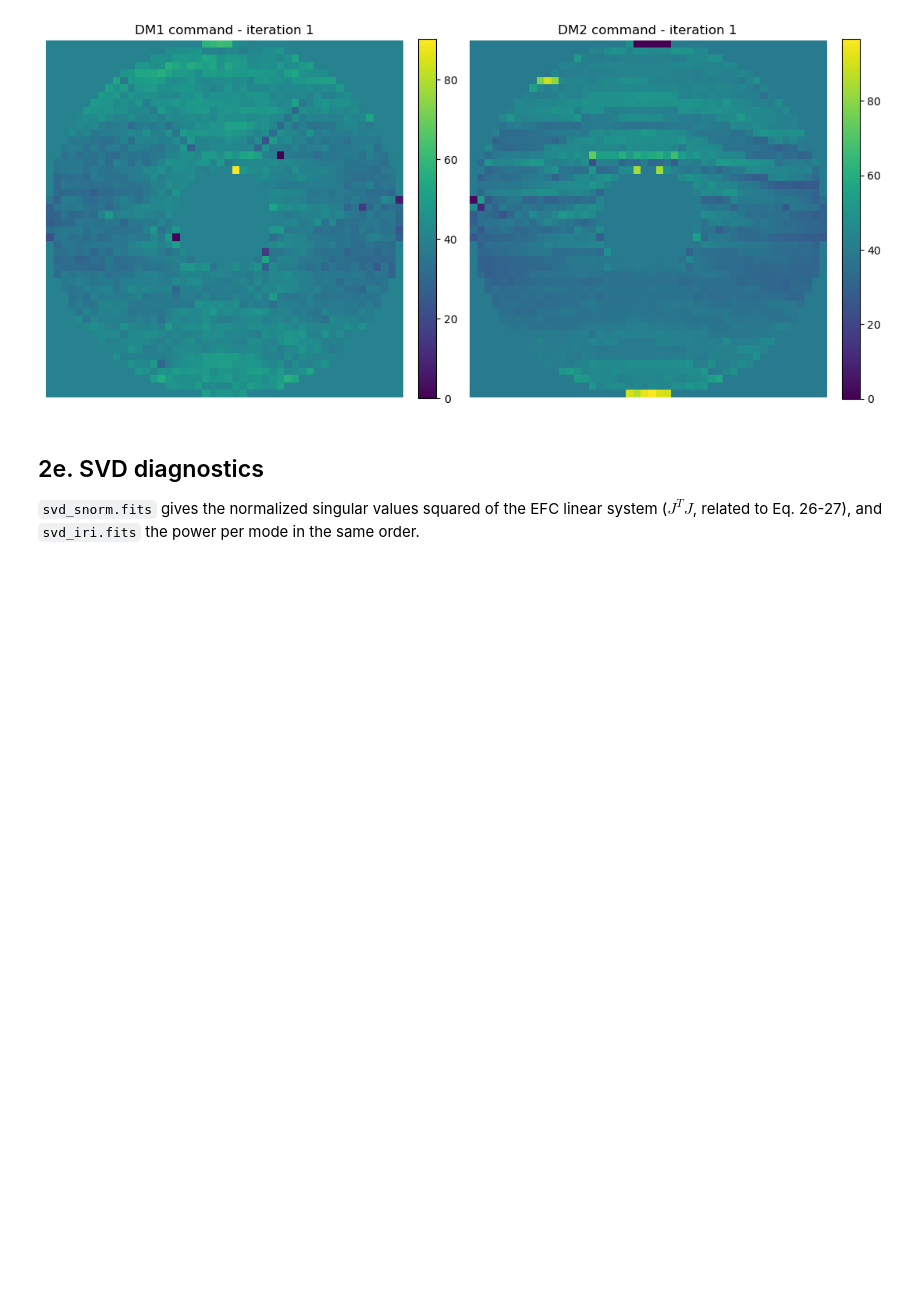
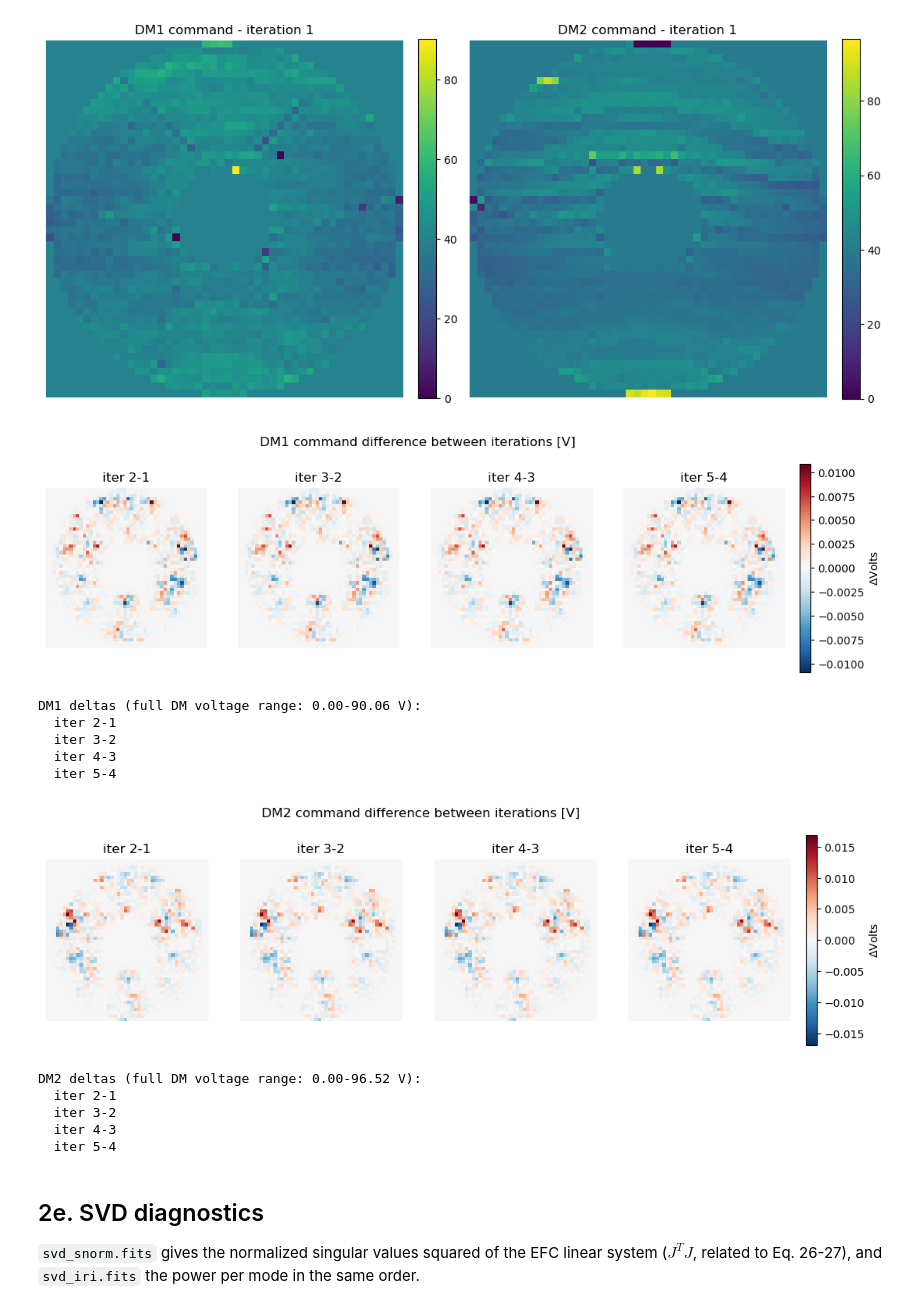
Before and after one commit to zahrahmed1017/corgihowfsc, a Jupyter notebook: sandbox/zja/corgihowfsc_output_analysis.ipynb, the cells around one changed output. Drawn from its saved outputs; the diff is of its cells as text; code cells hidden in the pictures; blank space fills up the shorter version.

```diff
--- a/sandbox/zja/corgihowfsc_output_analysis.ipynb
+++ b/sandbox/zja/corgihowfsc_output_analysis.ipynb
@@ -495,6 +490,45 @@ fig.tight_layout()
 plt.show()
 # %% [output]
 [figure]
+# %%
+ITERATIONS_TO_PLOT = [1, 2, 3, 4, 5]
+
+for dm_name in ["dm1", "dm2"]:
+    maps = [fits.getdata(iter_dir(LOOP_DIR, it) / f"{dm_name}_command.fits") for it in ITERATIONS_TO_PLOT]
+    diffs = [maps[i + 1] - maps[i] for i in range(len(maps) - 1)]
+    diff_labels = [f"{ITERATIONS_TO_PLOT[i+1]}-{ITERATIONS_TO_PLOT[i]}" for i in range(len(maps) - 1)]
+
+    vmax = max(np.abs(d).max() for d in diffs)
+    fig, axes = plt.subplots(1, len(diffs), figsize=(3.2 * len(diffs), 3.5))
+    if len(diffs) == 1:
+        axes = [axes]
+    for ax, lbl, d in zip(axes, diff_labels, diffs):
+        im = ax.imshow(d, cmap='RdBu_r', vmin=-vmax, vmax=vmax)
+        ax.set_title(f"iter {lbl}")
+        # \nrms={np.std(d):.2e}, max={np.max(np.abs(d)):.2e}
+        ax.axis('off')
+    fig.suptitle(f"{dm_name.upper()} command difference between iterations [V]")
+    fig.colorbar(im, ax=axes, fraction=0.02, pad=0.02, label=r"$\Delta$Volts")
+    plt.show()
+
+    print(f"{dm_name.upper()} deltas (full DM voltage range: "
+        f"{maps[0].min():.2f}-{maps[0].max():.2f} V):")
+    for lbl, d in zip(diff_labels, diffs):
+        print(f"  iter {lbl}")
+        # : rms={np.std(d):.4e} V, max abs={np.max(np.abs(d)):.4e} V
+# %% [output]
+[figure, added]
+DM1 deltas (full DM voltage range: 0.00-90.06 V):
+  iter 2-1
+  iter 3-2
+  iter 4-3
+  iter 5-4
+[figure, added]
+DM2 deltas (full DM voltage range: 0.00-96.52 V):
+  iter 2-1
+  iter 3-2
+  iter 4-3
+  iter 5-4
 # %% [markdown]
 ## 2e. SVD diagnostics
 
```
Also changed, not shown: parts of 21 cells of this notebook, 1 other file.
